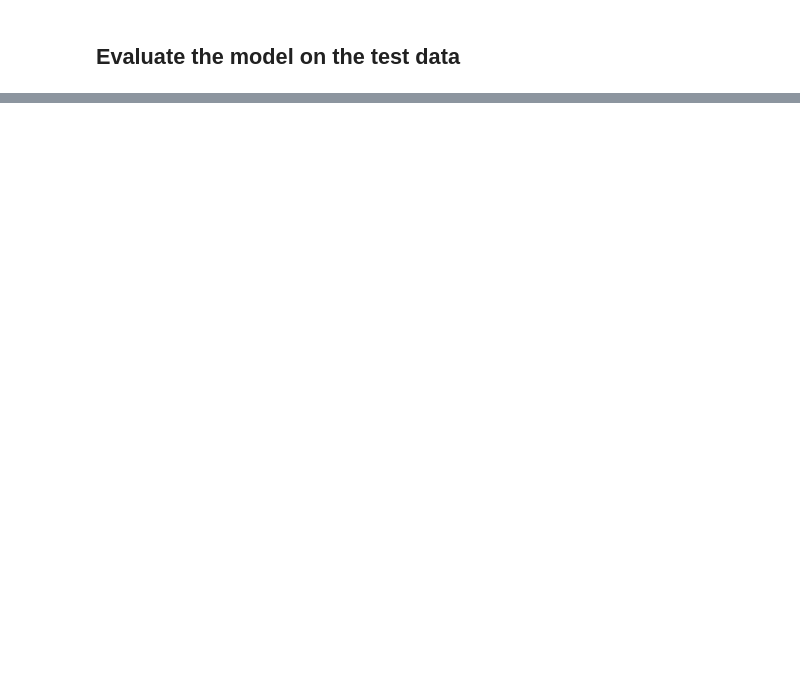
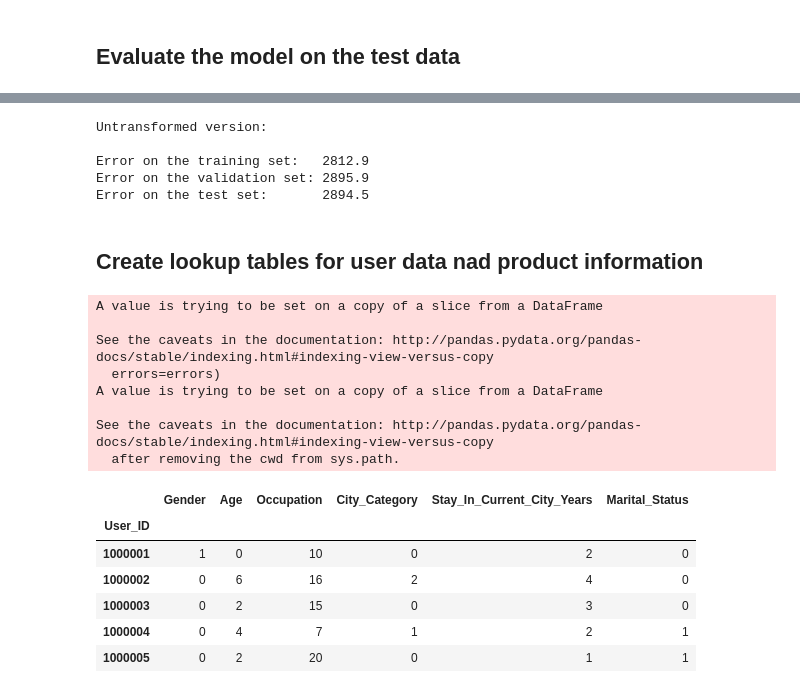
Before and after one commit to m0baxter/dataProjects, a Jupyter notebook: blackfriday/salesData.ipynb, the cells around one changed output, grey strips where cells are left out. Saved outputs shown, nothing was run; the diff lists cells and outputs as text; code cells hidden in the pictures; blank space fills up the shorter version.

```diff
--- a/blackfriday/salesData.ipynb
+++ b/blackfriday/salesData.ipynb
@@ -294,0 +295,35 @@ MSE on the test set:       1.4625e-02
+# %%
+print("Untransformed version:\n")
+print( "Error on the training set:   {:3.1f}".format( np.sqrt(mseTrain) * (pMax - pMin) ) )
+print( "Error on the validation set: {:3.1f}".format( np.sqrt(mseVal)   * (pMax - pMin) ) )
+print( "Error on the test set:       {:3.1f}".format( np.sqrt(mseTest)  * (pMax - pMin) ) )
+# %% [output]
+Untransformed version:
+
+Error on the training set:   2812.9
+Error on the validation set: 2895.9
+Error on the test set:       2894.5
+# %% [markdown]
+## Create lookup tables for user data nad product information
+# %%
+userData = data[ ["User_ID", "Gender", "Age", "Occupation", "City_Category", "Stay_In_Current_City_Years", "Marital_Status"] ]
+userData.index = userData.User_ID
+userData.drop( ["User_ID"], axis = 1, inplace = True )
+userData.drop_duplicates( keep = "first", inplace = True )
+userData.head()
+# %% [output]
+A value is trying to be set on a copy of a slice from a DataFrame
+
+See the caveats in the documentation: http://pandas.pydata.org/pandas-docs/stable/indexing.html#indexing-view-versus-copy
+  errors=errors)
+A value is trying to be set on a copy of a slice from a DataFrame
+
+See the caveats in the documentation: http://pandas.pydata.org/pandas-docs/stable/indexing.html#indexing-view-versus-copy
+  after removing the cwd from sys.path.
+|  | Gender | Age | Occupation | City_Category | Stay_In_Current_City_Years | Marital_Status |
+| User_ID |  |  |  |  |  |  |
+| 1000001 | 1 | 0 | 10 | 0 | 2 | 0 |
+| 1000002 | 0 | 6 | 16 | 2 | 4 | 0 |
+| 1000003 | 0 | 2 | 15 | 0 | 3 | 0 |
+| 1000004 | 0 | 4 | 7 | 1 | 2 | 1 |
+| 1000005 | 0 | 2 | 20 | 0 | 1 | 1 |
```
Also changed, not shown: parts of 8 cells of this notebook.
